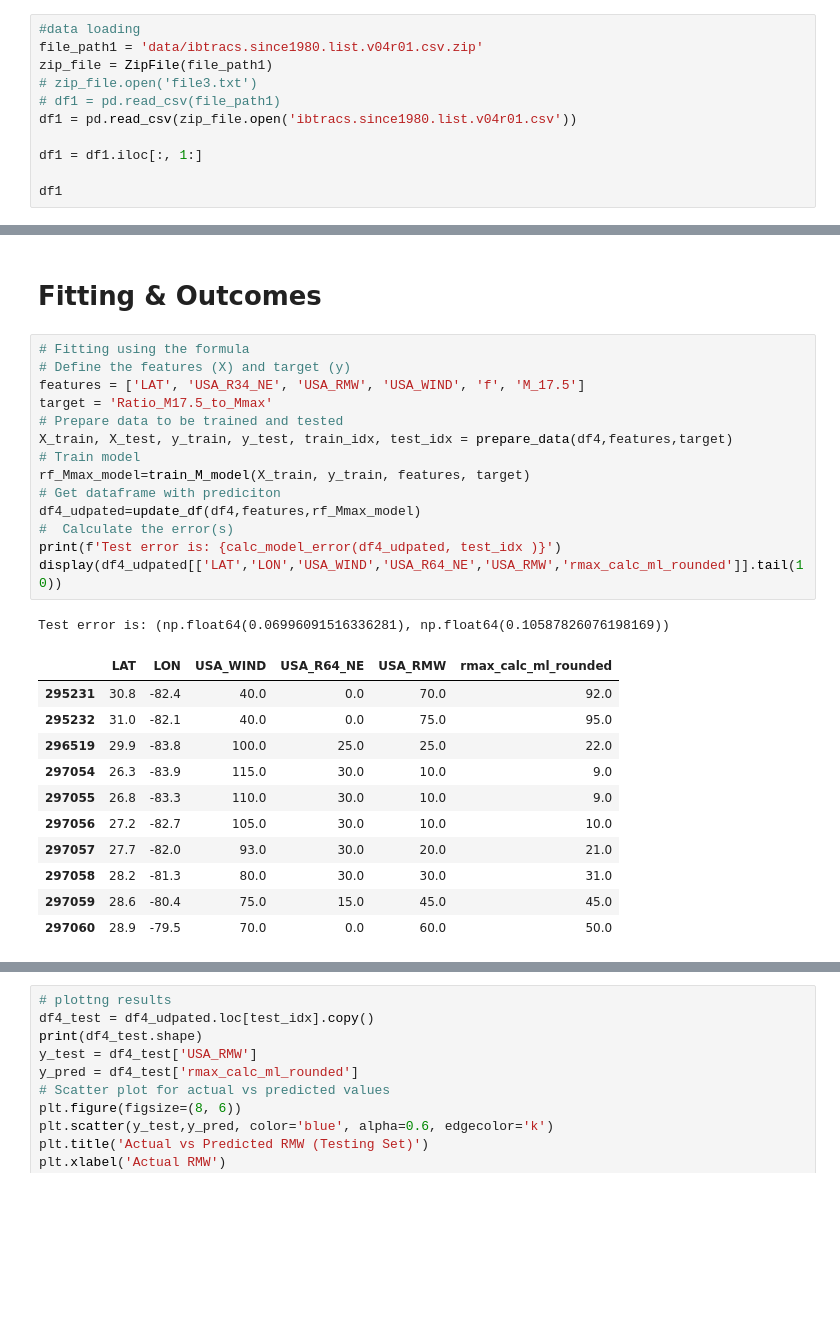
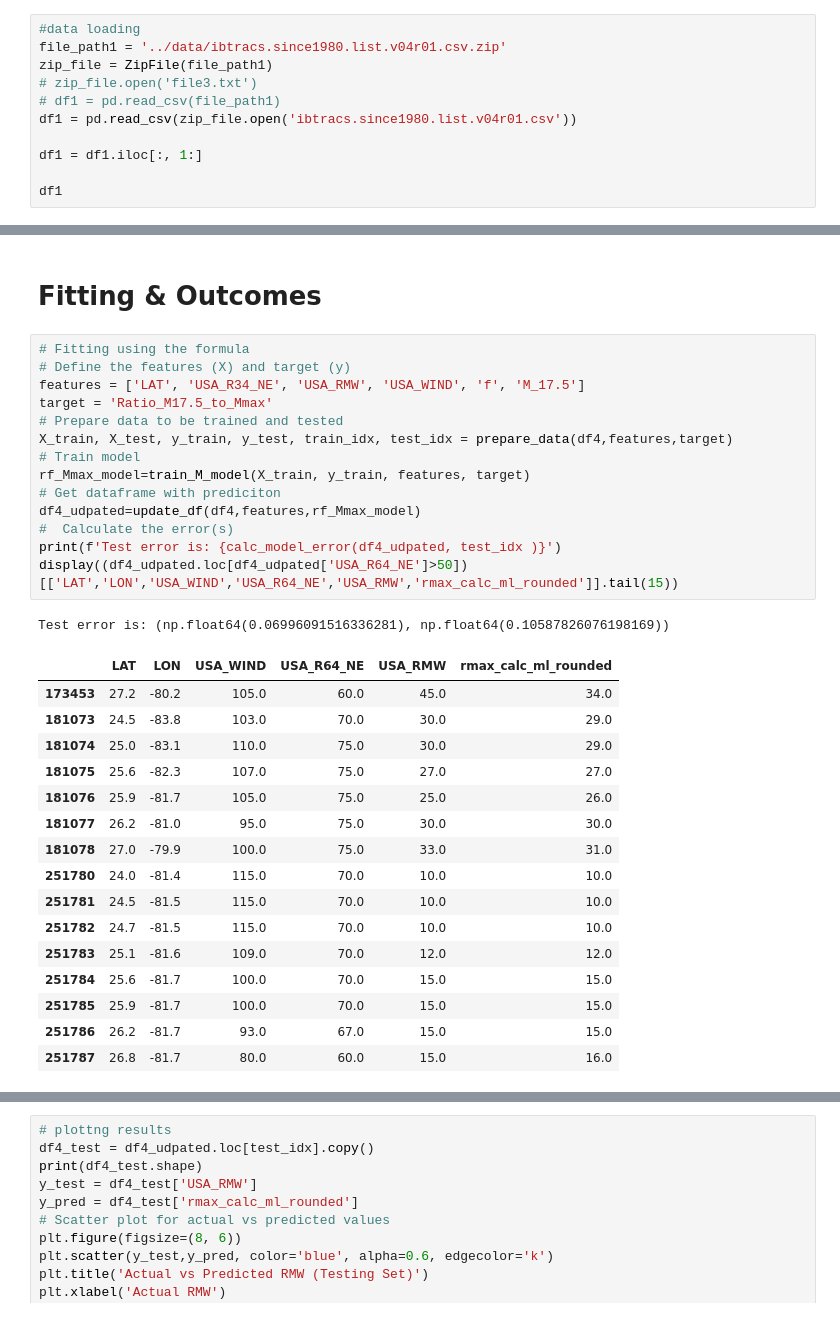
Before and after one commit to dat-adi/orkanskader, a Jupyter notebook: src/Rmax_Prediction_FL.ipynb, the cells around one changed output, grey strips where cells are left out. Saved outputs shown, nothing was run; the diff lists cells and outputs as text; blank space fills up the shorter version.

```diff
--- a/Rmax_Prediction_FL.ipynb
+++ b/src/Rmax_Prediction_FL.ipynb
@@ -22,7 +22,7 @@ from zipfile import ZipFile
 # EDA
 # %%
 #data loading
-file_path1 = 'data/ibtracs.since1980.list.v04r01.csv.zip'
+file_path1 = '../data/ibtracs.since1980.list.v04r01.csv.zip'
 zip_file = ZipFile(file_path1)
 # zip_file.open('file3.txt')
 # df1 = pd.read_csv(file_path1)
@@ -214,28 +214,33 @@ def calc_est_error(df,test_indices=None,pred_speed='max'):
 # %%
 # Fitting using the formula
 # Define the features (X) and target (y)
 features = ['LAT', 'USA_R34_NE', 'USA_RMW', 'USA_WIND', 'f', 'M_17.5']
 target = 'Ratio_M17.5_to_Mmax'
 # Prepare data to be trained and tested
 X_train, X_test, y_train, y_test, train_idx, test_idx = prepare_data(df4,features,target)
 # Train model
 rf_Mmax_model=train_M_model(X_train, y_train, features, target)
 # Get dataframe with prediciton
 df4_udpated=update_df(df4,features,rf_Mmax_model)
 #  Calculate the error(s)
 print(f'Test error is: {calc_model_error(df4_udpated, test_idx )}')
-display(df4_udpated[['LAT','LON','USA_WIND','USA_R64_NE','USA_RMW','rmax_calc_ml_rounded']].tail(10))
+display((df4_udpated.loc[df4_udpated['USA_R64_NE']>50])[['LAT','LON','USA_WIND','USA_R64_NE','USA_RMW','rmax_calc_ml_rounded']].tail(15))
 # %% [output]
 Test error is: (np.float64(0.06996091516336281), np.float64(0.10587826076198169))
 |  | LAT | LON | USA_WIND | USA_R64_NE | USA_RMW | rmax_calc_ml_rounded |
-| 295231 | 30.8 | -82.4 | 40.0 | 0.0 | 70.0 | 92.0 |
-| 295232 | 31.0 | -82.1 | 40.0 | 0.0 | 75.0 | 95.0 |
-| 296519 | 29.9 | -83.8 | 100.0 | 25.0 | 25.0 | 22.0 |
-| 297054 | 26.3 | -83.9 | 115.0 | 30.0 | 10.0 | 9.0 |
-| 297055 | 26.8 | -83.3 | 110.0 | 30.0 | 10.0 | 9.0 |
-| 297056 | 27.2 | -82.7 | 105.0 | 30.0 | 10.0 | 10.0 |
-| 297057 | 27.7 | -82.0 | 93.0 | 30.0 | 20.0 | 21.0 |
-| 297058 | 28.2 | -81.3 | 80.0 | 30.0 | 30.0 | 31.0 |
-| 297059 | 28.6 | -80.4 | 75.0 | 15.0 | 45.0 | 45.0 |
-| 297060 | 28.9 | -79.5 | 70.0 | 0.0 | 60.0 | 50.0 |
+| 173453 | 27.2 | -80.2 | 105.0 | 60.0 | 45.0 | 34.0 |
+| 181073 | 24.5 | -83.8 | 103.0 | 70.0 | 30.0 | 29.0 |
+| 181074 | 25.0 | -83.1 | 110.0 | 75.0 | 30.0 | 29.0 |
+| 181075 | 25.6 | -82.3 | 107.0 | 75.0 | 27.0 | 27.0 |
+| 181076 | 25.9 | -81.7 | 105.0 | 75.0 | 25.0 | 26.0 |
+| 181077 | 26.2 | -81.0 | 95.0 | 75.0 | 30.0 | 30.0 |
+| 181078 | 27.0 | -79.9 | 100.0 | 75.0 | 33.0 | 31.0 |
+| 251780 | 24.0 | -81.4 | 115.0 | 70.0 | 10.0 | 10.0 |
+| 251781 | 24.5 | -81.5 | 115.0 | 70.0 | 10.0 | 10.0 |
+| 251782 | 24.7 | -81.5 | 115.0 | 70.0 | 10.0 | 10.0 |
+| 251783 | 25.1 | -81.6 | 109.0 | 70.0 | 12.0 | 12.0 |
+| 251784 | 25.6 | -81.7 | 100.0 | 70.0 | 15.0 | 15.0 |
+| 251785 | 25.9 | -81.7 | 100.0 | 70.0 | 15.0 | 15.0 |
+| 251786 | 26.2 | -81.7 | 93.0 | 67.0 | 15.0 | 15.0 |
+| 251787 | 26.8 | -81.7 | 80.0 | 60.0 | 15.0 | 16.0 |
 # %%
```
Also changed, not shown: parts of 4 cells of this notebook, 4 other files.
